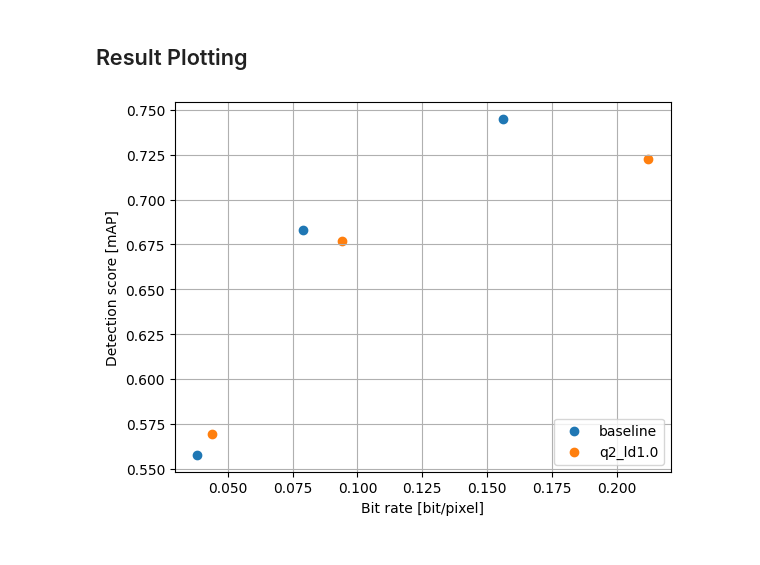
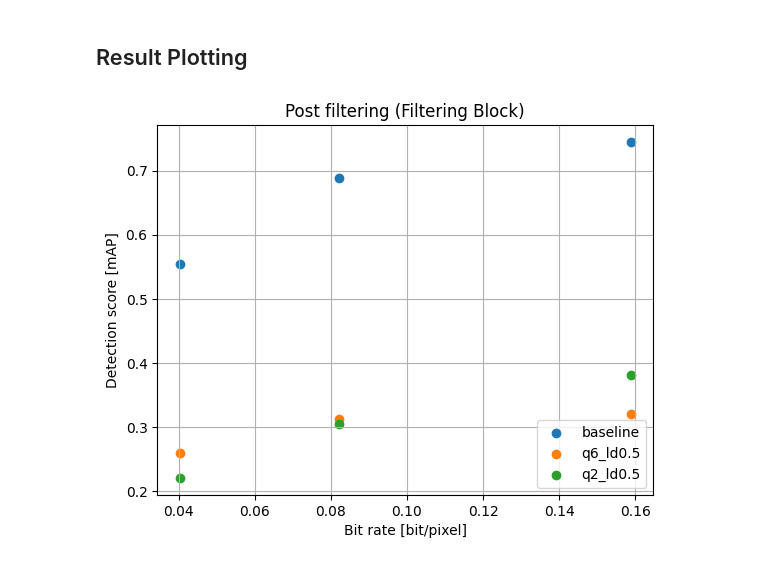
Before and after one commit to seongmoon729/surrogate_v2, a Jupyter notebook: visualization.ipynb, the cells around one changed output. Cells and saved outputs as stored; diff of their text form; code cells hidden in the pictures.

```diff
--- a/visualization.ipynb
+++ b/visualization.ipynb
@@ -108,11 +100,27 @@ filter_result = filter_result[filter_result['codec'] == codec]
+# %%
+codec = 'vvenc'
+
+saved_filter_model_path1 = Path('out/detection/faster_rcnn_X_101_32x8d_FPN_3x/q6_ld0.5/s100000_bs2_adam_lr0.0001_constant/')
+saved_filter_model_path2 = Path('out/detection/faster_rcnn_X_101_32x8d_FPN_3x/q2_ld0.5/s100000_bs2_adam_lr0.0001_constant/')
+
+base_result = pd.read_csv('result_baseline.csv')
+filter_result1 = pd.read_csv(saved_filter_model_path1 / 'result.csv')
+filter_result2 = pd.read_csv(saved_filter_model_path2 / 'result.csv')
+
+base_result = base_result[base_result['codec'] == codec]
+filter_result1 = filter_result1[filter_result1['codec'] == codec]
+filter_result1 = filter_result1[filter_result1['step'] == 50000]
+filter_result2 = filter_result2[filter_result2['codec'] == codec]
 # %%
 plt.scatter(x=base_result['bpp'], y=base_result['metric'], label='baseline')
-plt.scatter(x=filter_result['bpp'], y=filter_result['metric'], label=saved_filter_model_path.parent.name)
+plt.scatter(x=filter_result1['bpp'], y=filter_result1['metric'], label=saved_filter_model_path1.parent.name)
+plt.scatter(x=filter_result2['bpp'], y=filter_result2['metric'], label=saved_filter_model_path2.parent.name)
 plt.grid(True)
 plt.legend(loc='lower right')
 plt.xlabel('Bit rate [bit/pixel]')
 plt.ylabel('Detection score [mAP]')
+plt.title('Post filtering (Filtering Block)')
 plt.savefig('result.png', dpi=300)
 plt.show()
 # %% [output]
-[figure, old version]
+[figure, new version]
```
Also changed, not shown: parts of 1 cell of this notebook, 3 other files.
